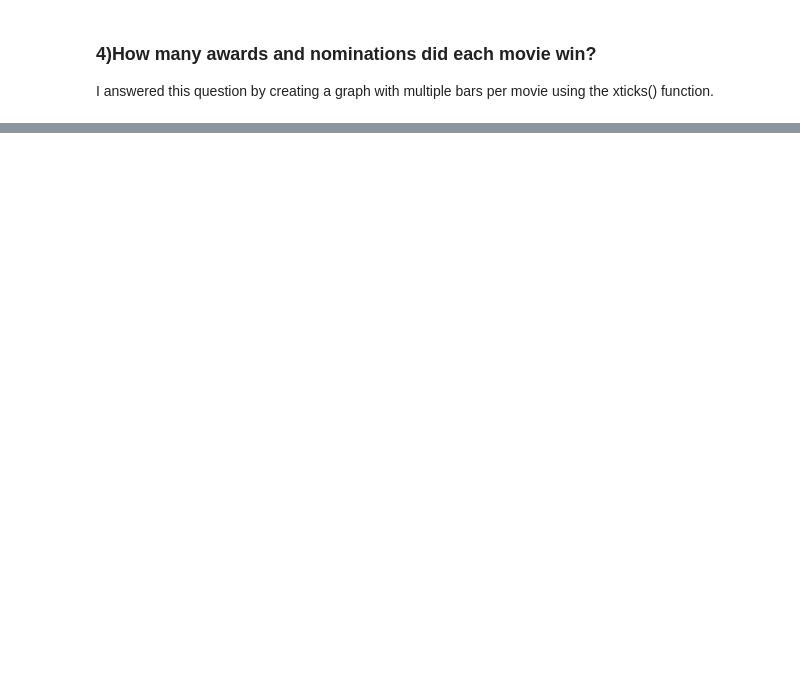
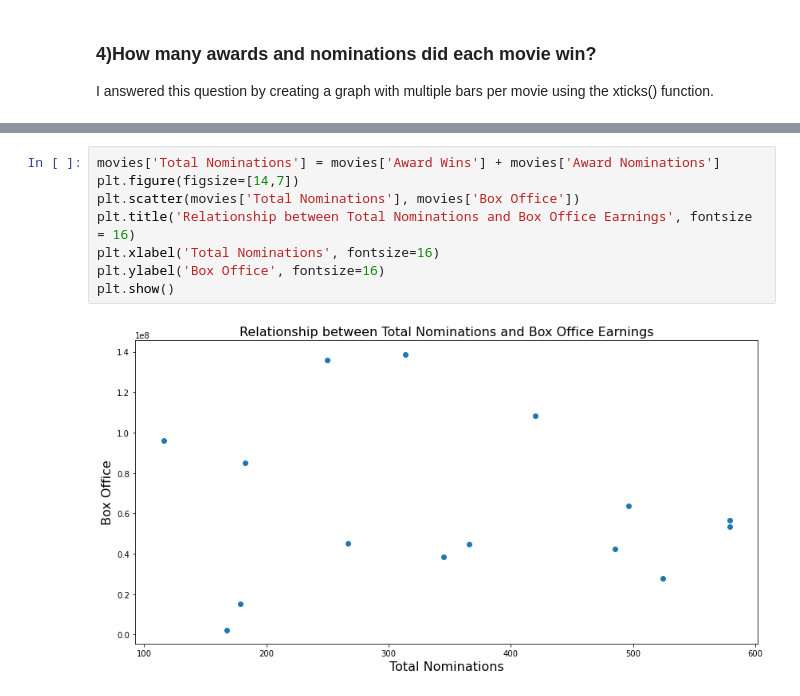
Before and after one commit to hkvenner/movie_api_analysis, a Jupyter notebook: movie_analysis.ipynb, the cells around one changed output, grey strips where cells are left out. Cells and saved outputs as stored; diff of their text form; blank space fills up the shorter version.

```diff
--- a/movie_analysis.ipynb
+++ b/movie_analysis.ipynb
@@ -62,0 +72,10 @@ Text(0.5, 1.0, 'Number of Award Wins and Award Nominations Each Movie Won')
+# %%
+movies['Total Nominations'] = movies['Award Wins'] + movies['Award Nominations']
+plt.figure(figsize=[14,7])
+plt.scatter(movies['Total Nominations'], movies['Box Office'])
+plt.title('Relationship between Total Nominations and Box Office Earnings', fontsize = 16)
+plt.xlabel('Total Nominations', fontsize=16)
+plt.ylabel('Box Office', fontsize=16)
+plt.show()
+# %% [output]
+[figure, added]
```
Also changed, not shown: parts of 14 cells of this notebook, 4 other files.
